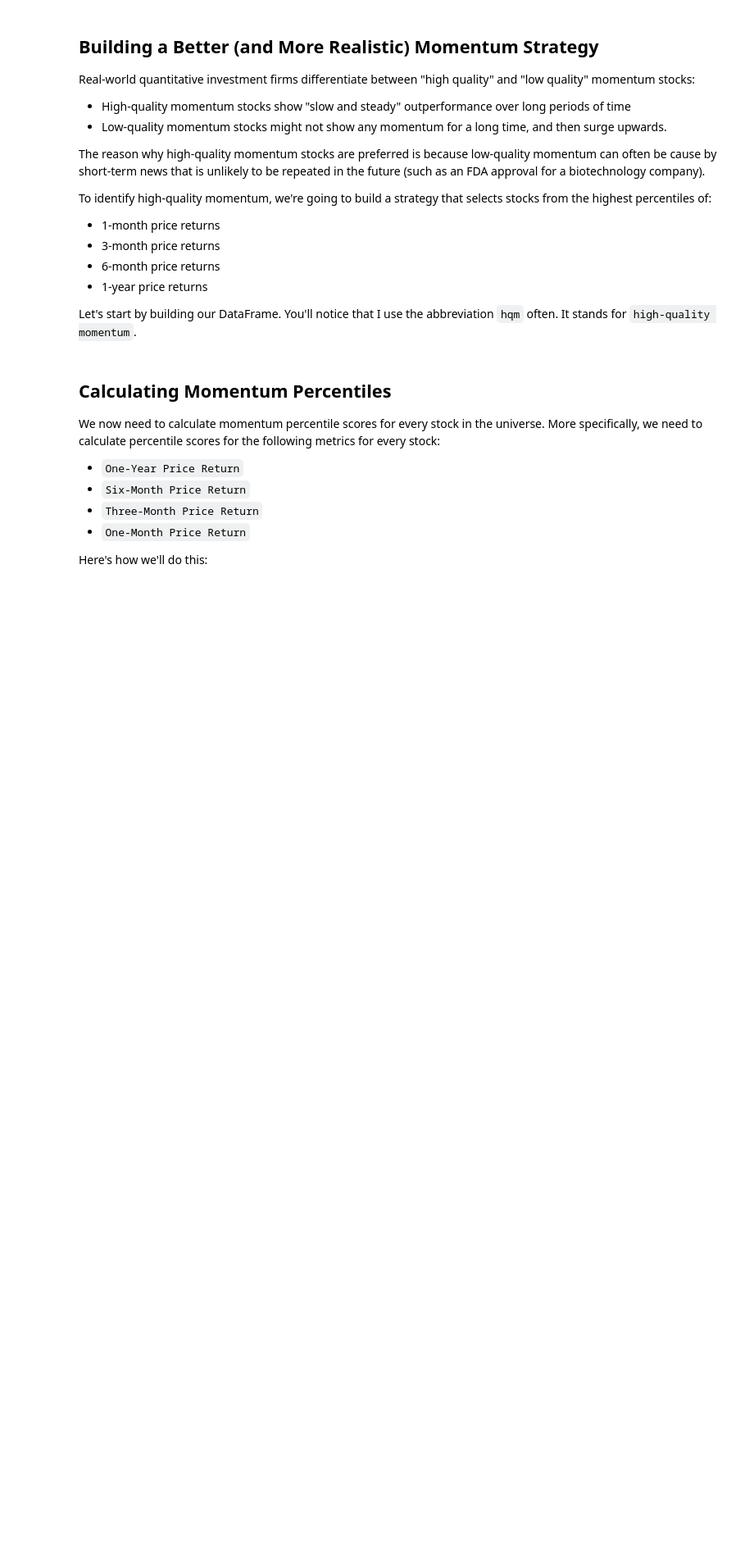
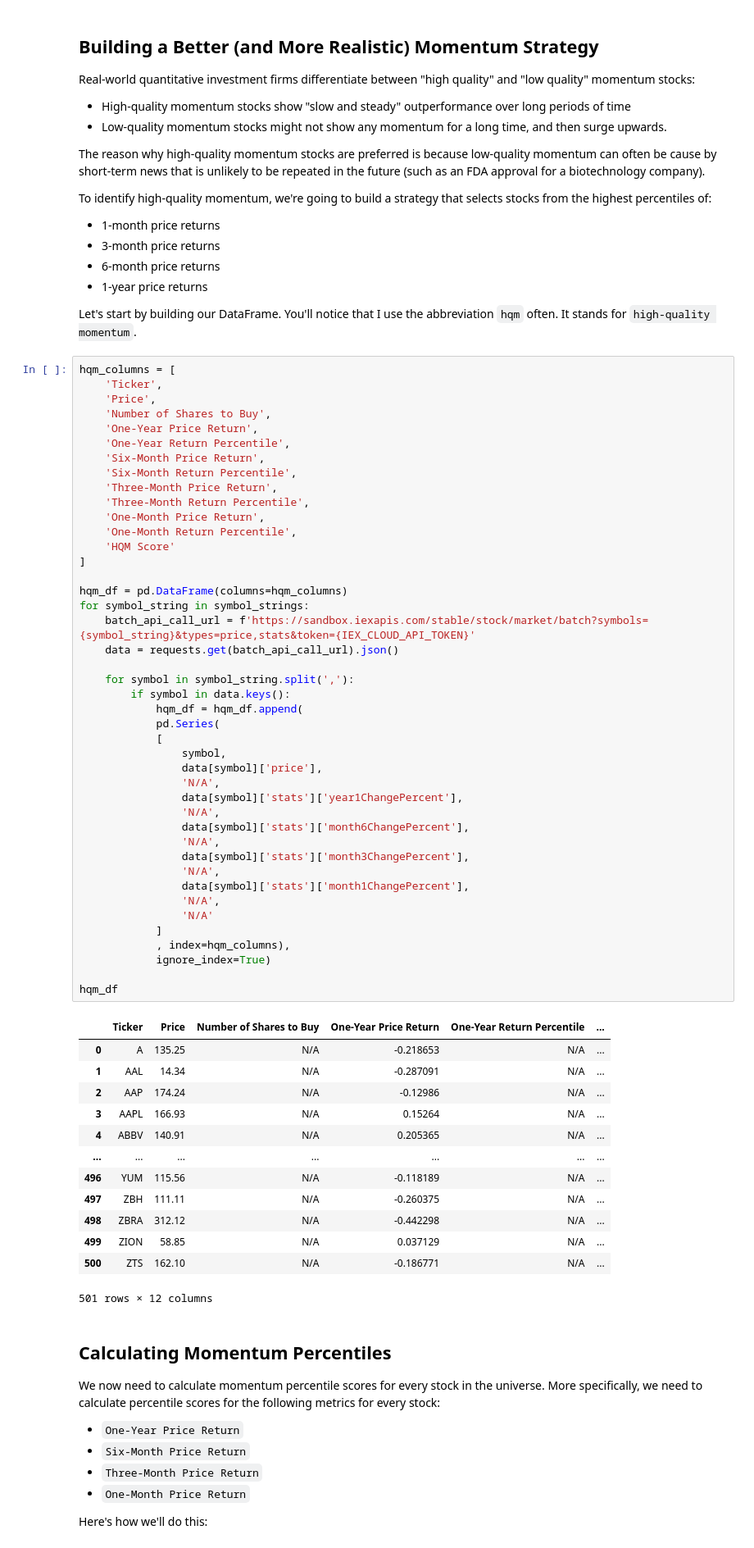
Before and after one commit to royyannick/algorithmic-trading-python, a Jupyter notebook: starter_files/002_quantitative_momentum_strategy.ipynb, the cells around one changed output. Shown: that part at 82% size. Cells and saved outputs as stored; diff of their text form; blank space fills up the shorter version.

```diff
--- a/starter_files/002_quantitative_momentum_strategy.ipynb
+++ b/starter_files/002_quantitative_momentum_strategy.ipynb
@@ -124,6 +217,63 @@ To identify high-quality momentum, we're going to build a strategy that selects
 * 1-year price returns
 
 Let's start by building our DataFrame. You'll notice that I use the abbreviation `hqm` often. It stands for `high-quality momentum`.
+# %%
+hqm_columns = [
+    'Ticker',
+    'Price',
+    'Number of Shares to Buy',
+    'One-Year Price Return',
+    'One-Year Return Percentile',
+    'Six-Month Price Return',
+    'Six-Month Return Percentile',
+    'Three-Month Price Return',
+    'Three-Month Return Percentile',
+    'One-Month Price Return',
+    'One-Month Return Percentile',
+    'HQM Score'
+]
+
+hqm_df = pd.DataFrame(columns=hqm_columns)
+for symbol_string in symbol_strings:
+    batch_api_call_url = f'https://sandbox.iexapis.com/stable/stock/market/batch?symbols={symbol_string}&types=price,stats&token={IEX_CLOUD_API_TOKEN}'
+    data = requests.get(batch_api_call_url).json()
+
+    for symbol in symbol_string.split(','):
+        if symbol in data.keys():
+            hqm_df = hqm_df.append(
+            pd.Series(
+            [
+                symbol,
+                data[symbol]['price'],
+                'N/A',
+                data[symbol]['stats']['year1ChangePercent'],
+                'N/A',
+                data[symbol]['stats']['month6ChangePercent'],
+                'N/A',
+                data[symbol]['stats']['month3ChangePercent'],
+                'N/A',
+                data[symbol]['stats']['month1ChangePercent'],
+                'N/A',
+                'N/A'
+            ]
+            , index=hqm_columns),
+            ignore_index=True)
+
+hqm_df
+# %% [output]
+|  | Ticker | Price | Number of Shares to Buy | One-Year Price Return | One-Year Return Percentile | ... |
+| 0 | A | 135.25 | N/A | -0.218653 | N/A | ... |
+| 1 | AAL | 14.34 | N/A | -0.287091 | N/A | ... |
+| 2 | AAP | 174.24 | N/A | -0.12986 | N/A | ... |
+| 3 | AAPL | 166.93 | N/A | 0.15264 | N/A | ... |
+| 4 | ABBV | 140.91 | N/A | 0.205365 | N/A | ... |
+| ... | ... | ... | ... | ... | ... | ... |
+| 496 | YUM | 115.56 | N/A | -0.118189 | N/A | ... |
+| 497 | ZBH | 111.11 | N/A | -0.260375 | N/A | ... |
+| 498 | ZBRA | 312.12 | N/A | -0.442298 | N/A | ... |
+| 499 | ZION | 58.85 | N/A | 0.037129 | N/A | ... |
+| 500 | ZTS | 162.10 | N/A | -0.186771 | N/A | ... |
+501 rows × 12 columns
 # %% [markdown]
 ## Calculating Momentum Percentiles
 
```
Also changed, not shown: parts of 13 cells of this notebook.
